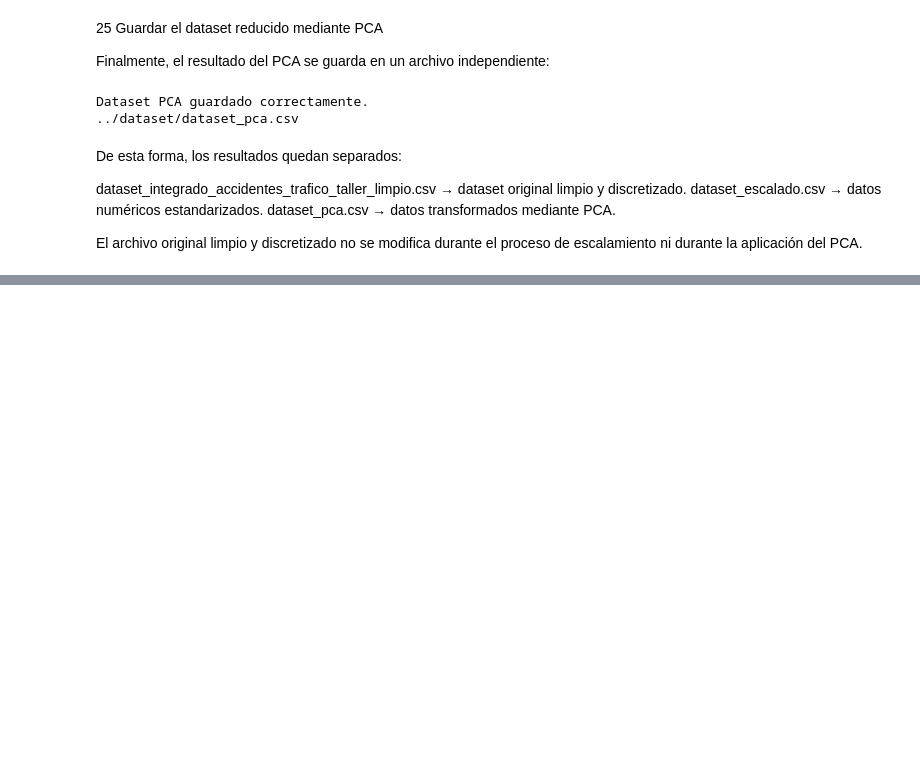
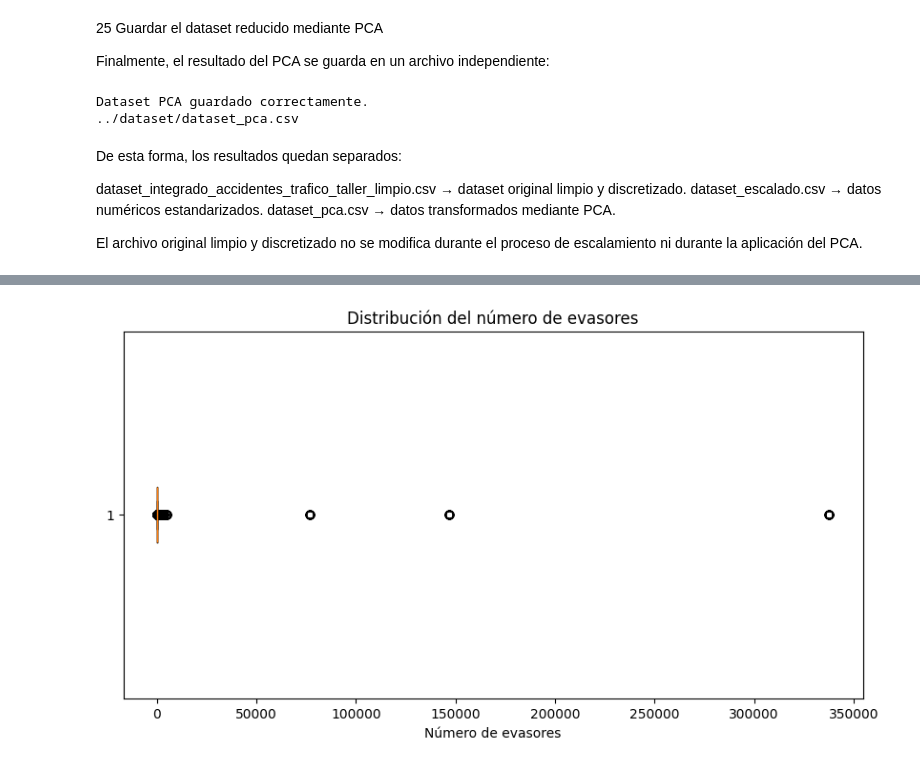
Before and after one commit to gacha2804-alt/autogest, a Jupyter notebook: analisis/analisis_accidentes_trafico_taller.ipynb, the cells around one changed output, grey strips where cells are left out. Drawn from its saved outputs; the diff is of its cells as text; code cells hidden in the pictures; blank space fills up the shorter version.

```diff
--- a/analisis/analisis_accidentes_trafico_taller.ipynb
+++ b/analisis/analisis_accidentes_trafico_taller.ipynb
@@ -1003,0 +1203,14 @@ El archivo original limpio y discretizado no se modifica durante el proceso de e
+# %%
+
+import matplotlib.pyplot as plt
+
+plt.figure(figsize=(10, 5))
+
+plt.boxplot(dfNumerico["EVASORES"].dropna(), vert=False)
+
+plt.title("Distribución del número de evasores")
+plt.xlabel("Número de evasores")
+
+plt.show()
+# %% [output]
+[figure, added]
```
Also changed, not shown: parts of 39 cells of this notebook.
